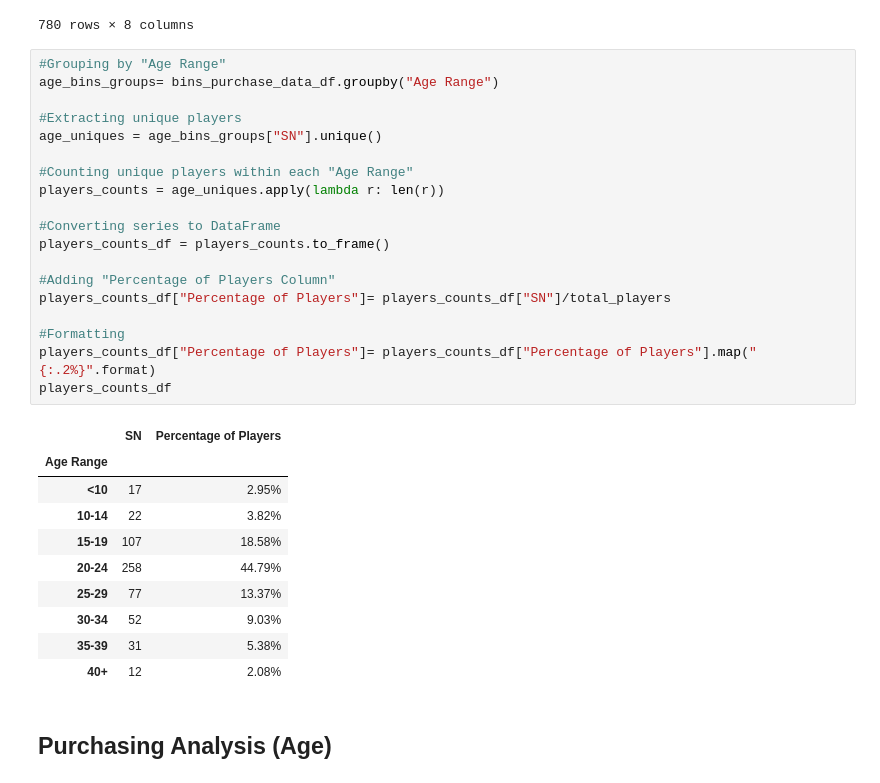
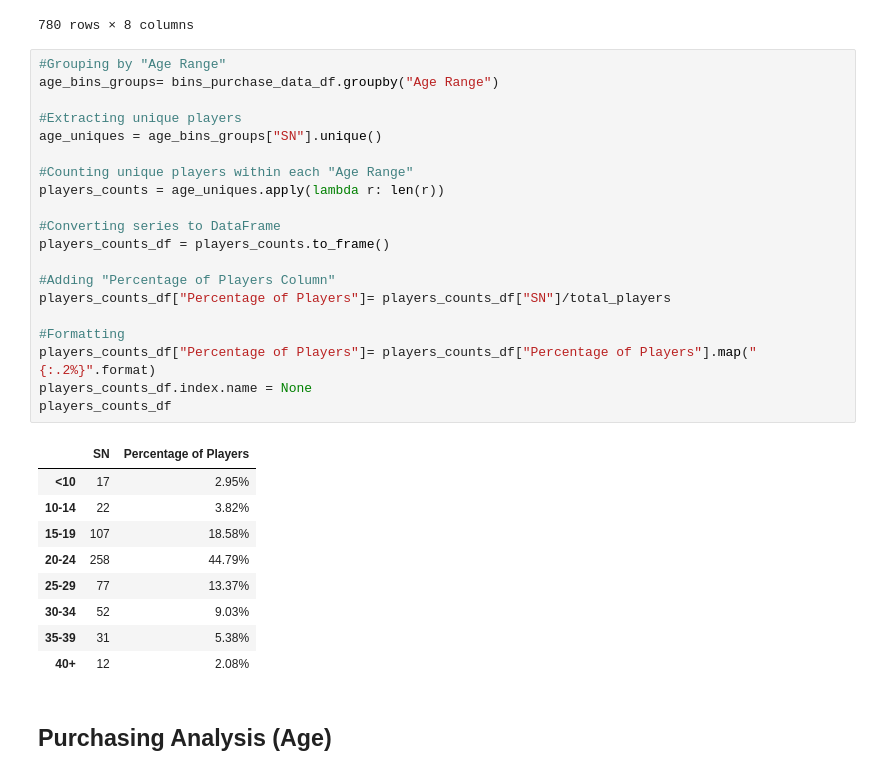
Before and after one commit to Mlara73/Pandas-Pymoly-Analysis, a Jupyter notebook: HeroesOfPymoli/HeroesOfPymoli_starter.ipynb, the cells around one changed output. Cells and saved outputs as stored; diff of their text form.

```diff
--- a/HeroesOfPymoli/HeroesOfPymoli_starter.ipynb
+++ b/HeroesOfPymoli/HeroesOfPymoli_starter.ipynb
@@ -324,25 +324,25 @@ bins_purchase_data_df
 # %%
 #Grouping by "Age Range"
 age_bins_groups= bins_purchase_data_df.groupby("Age Range")
 
 #Extracting unique players
 age_uniques = age_bins_groups["SN"].unique()
 
 #Counting unique players within each "Age Range"
 players_counts = age_uniques.apply(lambda r: len(r))
 
 #Converting series to DataFrame
 players_counts_df = players_counts.to_frame()
 
 #Adding "Percentage of Players Column"
 players_counts_df["Percentage of Players"]= players_counts_df["SN"]/total_players
 
 #Formatting
 players_counts_df["Percentage of Players"]= players_counts_df["Percentage of Players"].map("{:.2%}".format)
+players_counts_df.index.name = None
 players_counts_df
 # %% [output]
 |  | SN | Percentage of Players |
-| Age Range |  |  |
 | <10 | 17 | 2.95% |
 | 10-14 | 22 | 3.82% |
 | 15-19 | 107 | 18.58% |
```
Also changed, not shown: parts of 4 cells of this notebook.
